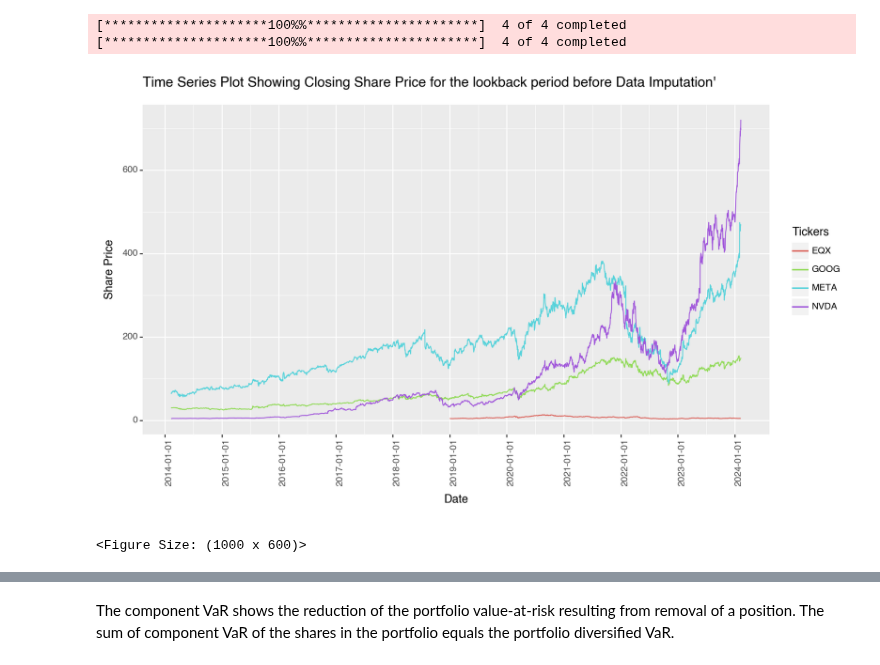
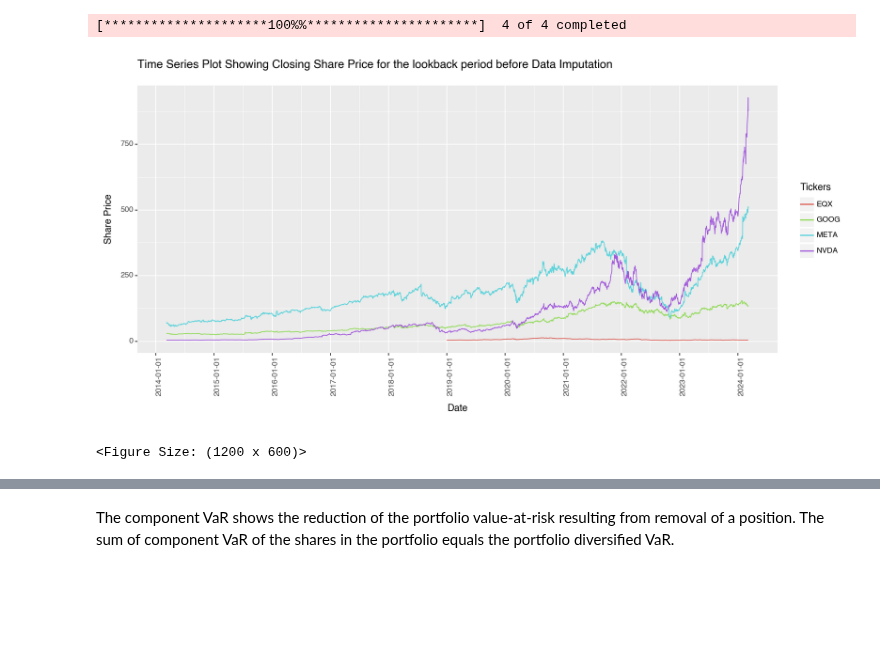
Before and after one commit to tomiadewusi/Case-Study, a Jupyter notebook: caseStudy2.ipynb, the cells around one changed output, grey strips where cells are left out. Drawn from its saved outputs; the diff is of its cells as text; code cells hidden in the pictures; blank space fills up the shorter version.

Commit message:
Working Version of Imputation with Graph

```diff
--- a/caseStudy2.ipynb
+++ b/caseStudy2.ipynb
@@ -24,30 +25,27 @@ def makeTimeSeriesPlot(title,longTimeSeriesDataFrame):
             y = 'Share Price',
             color = 'Tickers',
             title = title)
-        + theme(axis_text_x = element_text(rotation = 90, hjust = 0), figure_size = (10,6))
+        + theme(axis_text_x = element_text(rotation = 90, hjust = 0), figure_size = (12,6))
     )
     return myPlot
-
-def plotTS(title, dataFrame):
-    return makeTimeSeriesPlot(title,makeLongTimeSeriesDf(dataFrame))
 # %%
 tickers = ['GOOG', 'NVDA','META','EQX']
 
 today = dt.date.today()
-holding = today - dt.timedelta(weeks=4)
-lookback = holding - relativedelta(years=10)
+lookback = today - relativedelta(years=10)
 
 
-dataLookbackFull = yf.download(tickers, start=lookback, end=holding, auto_adjust=True)['Close']
+dataLookbackFull = yf.download(tickers, start=lookback, end=today, auto_adjust=True)['Close']
 dataLookbackNoNa = dataLookbackFull.dropna(subset=["EQX"]).copy()
-dataHolding = yf.download(tickers, start=holding, end=today, auto_adjust=True)['Close']
-title = "Time Series Plot Showing Closing Share Price for the lookback period before Data Imputation'"
+lengthFull = len(dataLookbackFull)
+lengthNoNa = len(dataLookbackNoNa)
+lastNaNum = lengthFull - lengthNoNa
+title = "Time Series Plot Showing Closing Share Price for the lookback period before Data Imputation"
 makeTimeSeriesPlot(title,makeLongTimeSeriesDf(dataLookbackFull))
 # %% [output]
 [*********************100%%**********************]  4 of 4 completed
-[*********************100%%**********************]  4 of 4 completed
-[figure, old version]
+[figure, new version]
-<Figure Size: (1000 x 600)>
+<Figure Size: (1200 x 600)>
 # %%
 # We can need to take into account the correlations between the other assets in our portfolio when
 # We do imputation i.e. Multivariate time series imputation. One could use Vector Auto Regressive
```
Also changed, not shown: parts of 9 cells of this notebook.
